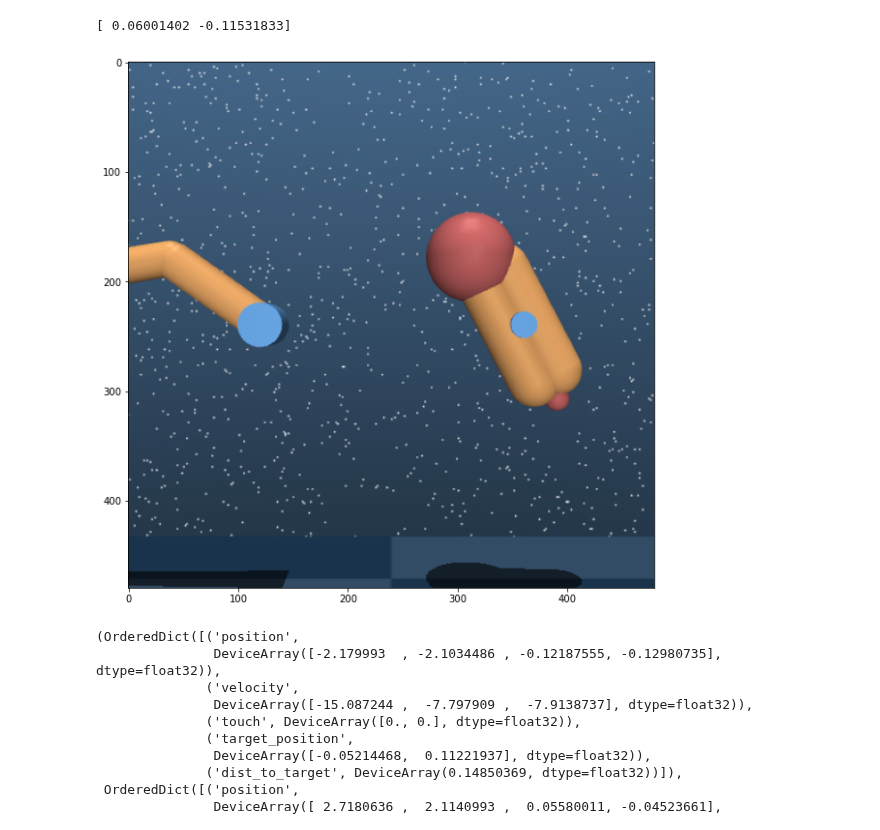
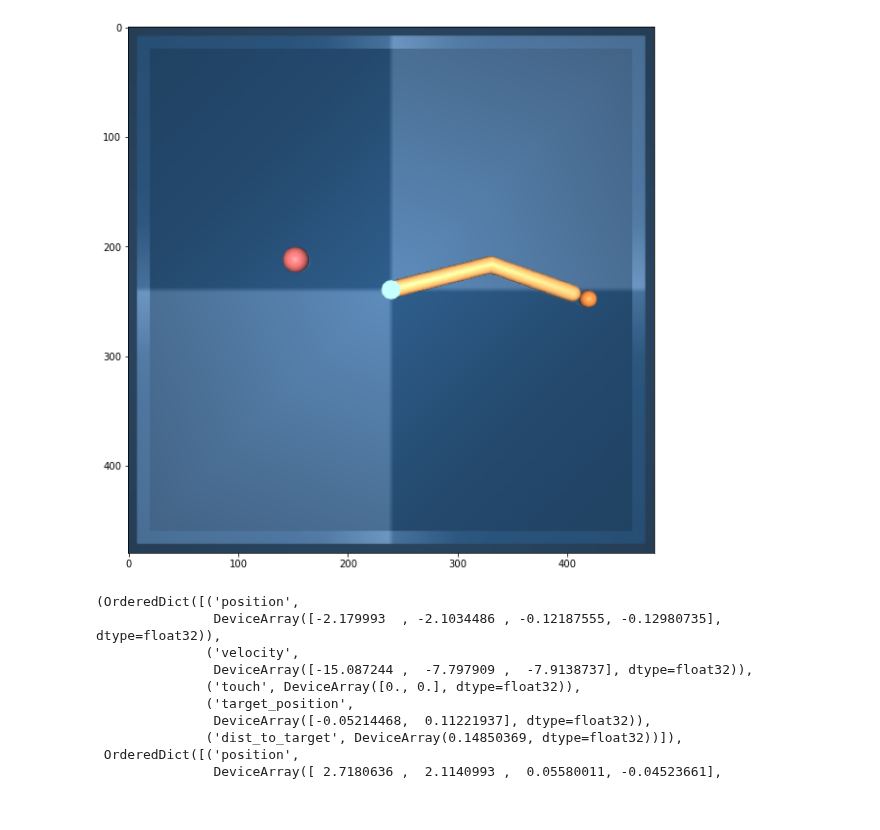
Before and after one commit to willwhitney/exploration-reimplementation, a Jupyter notebook: env dev.ipynb, the cells around one changed output. Drawn from its saved outputs; the diff is of its cells as text; code cells hidden in the pictures.

Commit message:
fix up reacher_explore env with hard_narrow_init

```diff
--- a/env dev.ipynb
+++ b/env dev.ipynb
@@ -29,16 +29,14 @@ def render(physics, camera_id=None, height=480, width=480, **kwargs):
     plt.figure(figsize = (10,10))
     plt.imshow(img)
 # %%
-reload(finger_explore)
-env = suite.load('finger_explore', 'turn_easy_narrow')
+reload(reacher_explore)
+env = suite.load('reacher_explore', 'hard_narrow_init')
 env.reset()
-render(env.physics, camera_id='cam1')
+render(env.physics, camera_id='fixed')
 # timestep = env.step(np.zeros(env.action_spec().shape))
 # print(env.physics.torso_height(), env.physics.torso_upright(), timestep.reward)
-print(env.physics.tip_position())
 # %% [output]
-[ 0.06001402 -0.11531833]
-[figure, old version]
+[figure, new version]
 # %%
 estimate_domains('finger_explore', 'turn_hard_narrow')
 # %% [output]
```
Also changed, not shown: 3 other files.
